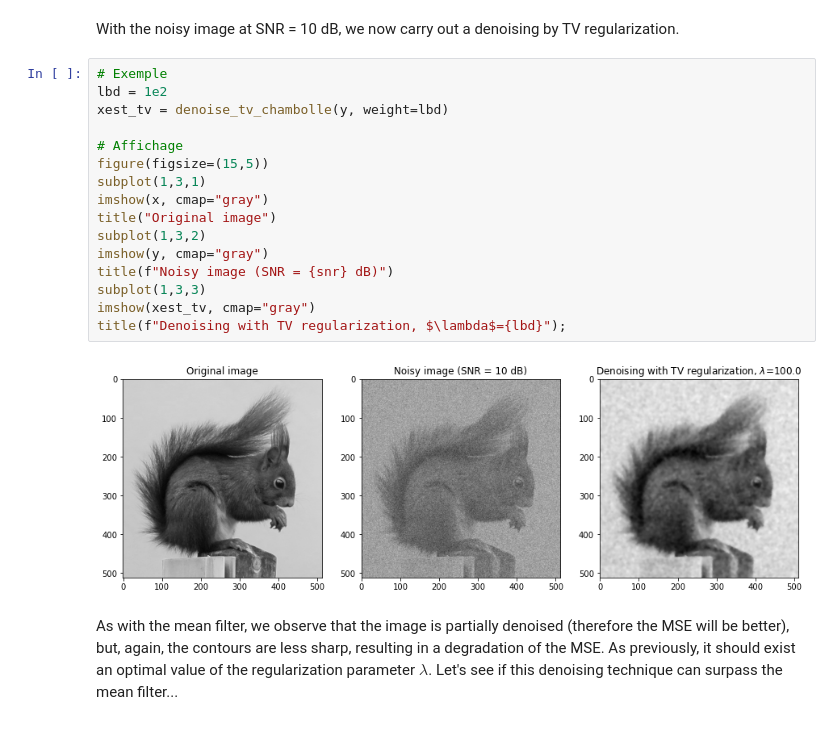
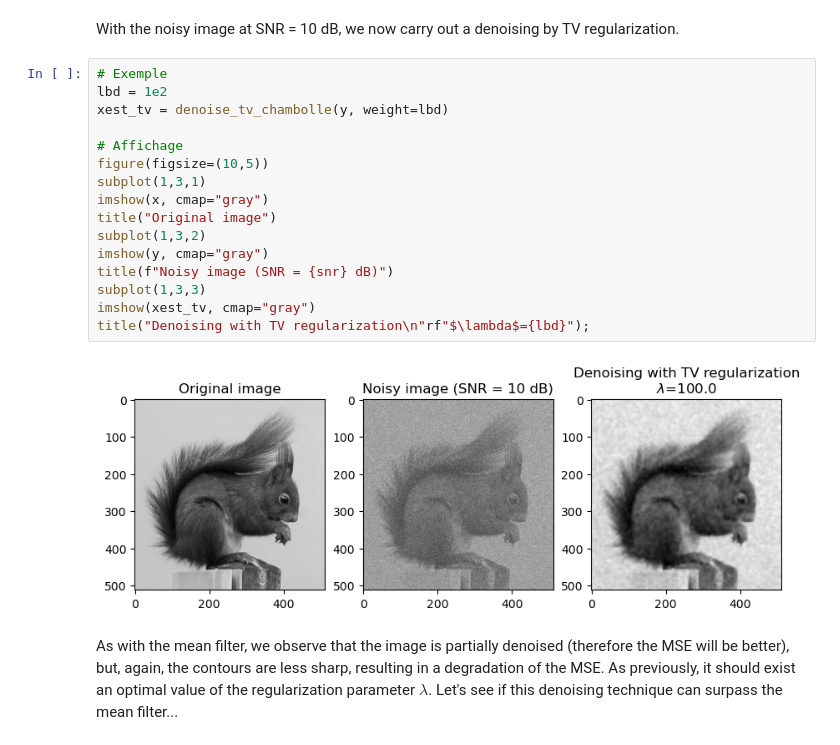
Before and after one commit to vincmazet/bip-labs, a Jupyter notebook: restoration/lab1.ipynb, the cells around one changed output. Saved outputs shown, nothing was run; the diff lists cells and outputs as text.

```diff
--- a/restoration/lab1.ipynb
+++ b/restoration/lab1.ipynb
@@ -246,21 +239,21 @@ With the noisy image at SNR = 10 dB, we now carry out a denoising by TV regulari
 # %%
 # Exemple
 lbd = 1e2
 xest_tv = denoise_tv_chambolle(y, weight=lbd)
 
 # Affichage
-figure(figsize=(15,5))
+figure(figsize=(10,5))
 subplot(1,3,1)
 imshow(x, cmap="gray")
 title("Original image")
 subplot(1,3,2)
 imshow(y, cmap="gray")
 title(f"Noisy image (SNR = {snr} dB)")
 subplot(1,3,3)
 imshow(xest_tv, cmap="gray")
-title(f"Denoising with TV regularization, $\lambda$={lbd}");
+title("Denoising with TV regularization\n"rf"$\lambda$={lbd}");
 # %% [output]
-[figure, old version]
+[figure, new version]
 # %% [markdown]
 As with the mean filter, we observe that the image is partially denoised (therefore the MSE will be better),
 but, again, the contours are less sharp, resulting in a degradation of the MSE.
```
Also changed, not shown: parts of 16 cells of this notebook, 3 other files.
